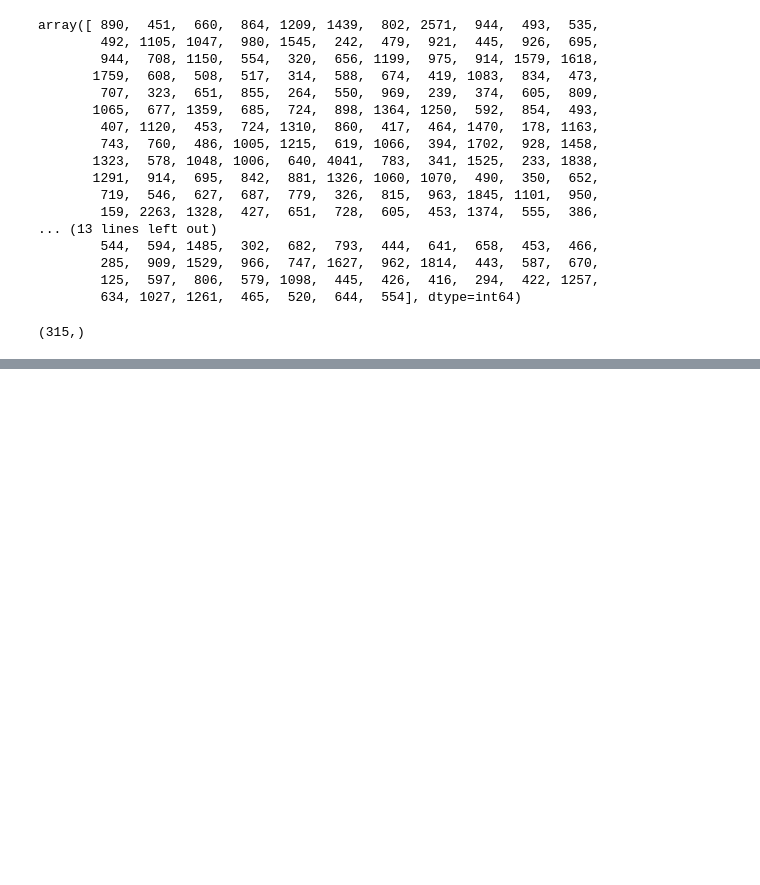
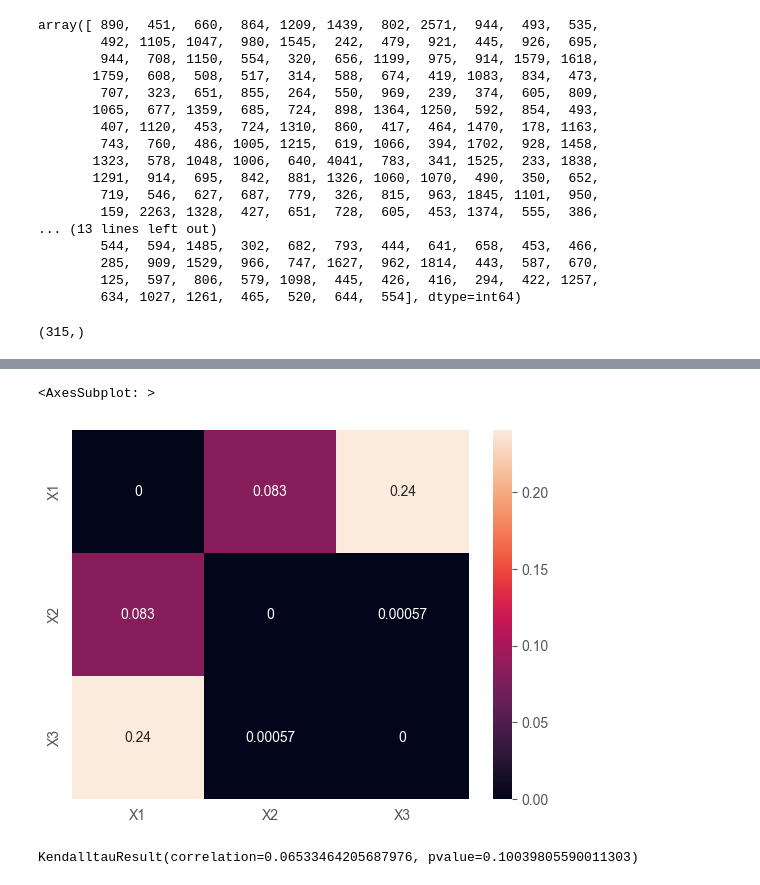
Before and after one commit to MEPhI-Floppas/matstat.py, a Jupyter notebook: bdz/mark/bdz8.ipynb, the cells around one changed output, grey strips where cells are left out. Cells and saved outputs as stored; diff of their text form; code cells hidden in the pictures; blank space fills up the shorter version.

```diff
--- a/bdz/mark/bdz8.ipynb
+++ b/bdz/mark/bdz8.ipynb
@@ -81,0 +339,6 @@ X.shape
+# %%
+def kend_p(r):
+    z1 = r * np.sqrt((9 * n * (n + 1)) / (2 * (2 * n + 5)))
+    f_z1 = stats.norm(loc=0, scale=1).cdf(z1)
+    p_value1 = 2 * min(f_z1, 1 - f_z1)
+    return p_value1
@@ -81,0 +353,13 @@ X.shape
+# %%
+sb.heatmap(p_vs,
+           xticklabels=p_vs.columns.values,
+           yticklabels=p_vs.columns.values,
+           cmap="rocket",
+           annot=True)
+# %% [output]
+<AxesSubplot: >
+[figure, added]
+# %%
+stats.kendalltau(X1, X2, method='auto')
+# %% [output]
+KendalltauResult(correlation=0.06533464205687976, pvalue=0.10039805590011303)
```
Also changed, not shown: parts of 31 cells of this notebook, 6 other files.
